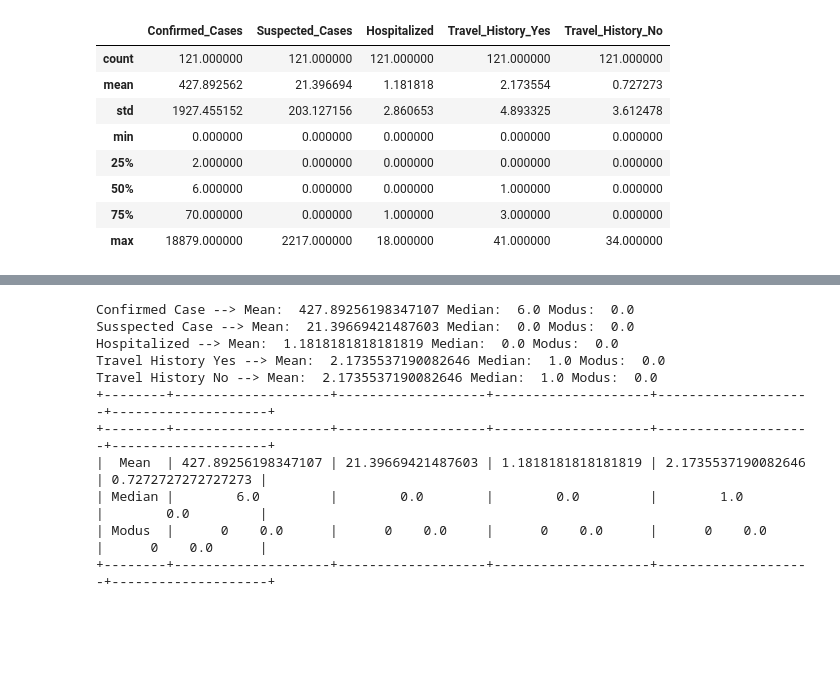
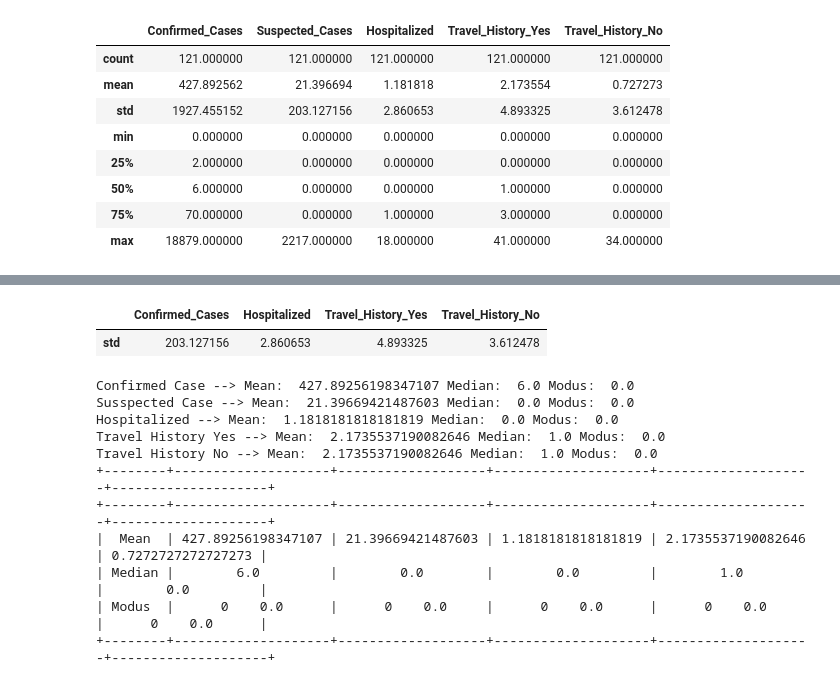
Before and after one commit to normalitariyn/datamining, a Jupyter notebook: _sources/notebooks.ipynb, the cells around one changed output, grey strips where cells are left out. Saved outputs shown, nothing was run; the diff lists cells and outputs as text; code cells hidden in the pictures; blank space fills up the shorter version.

```diff
--- a/_sources/notebooks.ipynb
+++ b/_sources/notebooks.ipynb
@@ -59,3 +195,13 @@ Mounted at /content/drive
+# %%
+std = {'Confirmed_Cases':st.stdev(c['Suspected_Cases']),
+		'Hospitalized':st.stdev(c['Hospitalized']),'Travel_History_Yes':st.stdev(c['Travel_History_Yes']),
+    'Travel_History_No':st.stdev(c['Travel_History_No'])}
+
+df = pd.DataFrame(std, index=['std'])
+df
+# %% [output]
+|  | Confirmed_Cases | Hospitalized | Travel_History_Yes | Travel_History_No |
+| std | 203.127156 | 2.860653 | 4.893325 | 3.612478 |
 # %%
 # import library
 import numpy as np
```
Also changed, not shown: parts of 22 cells of this notebook, 14 other files.
